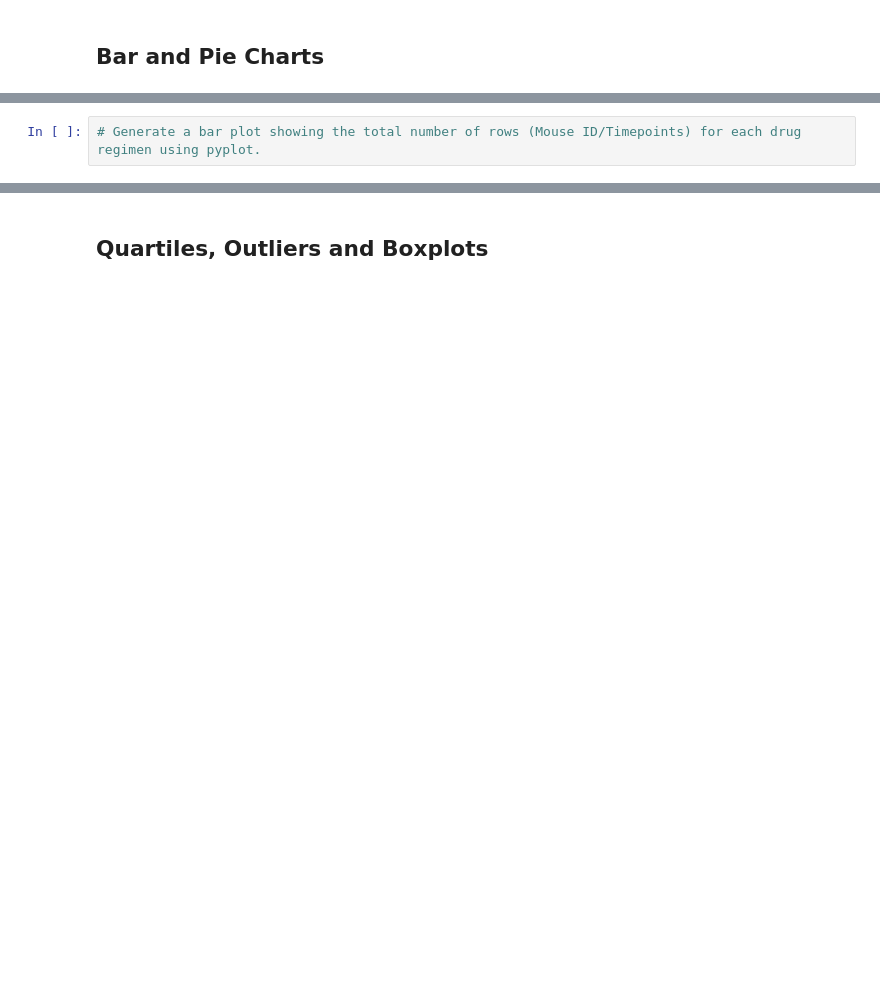
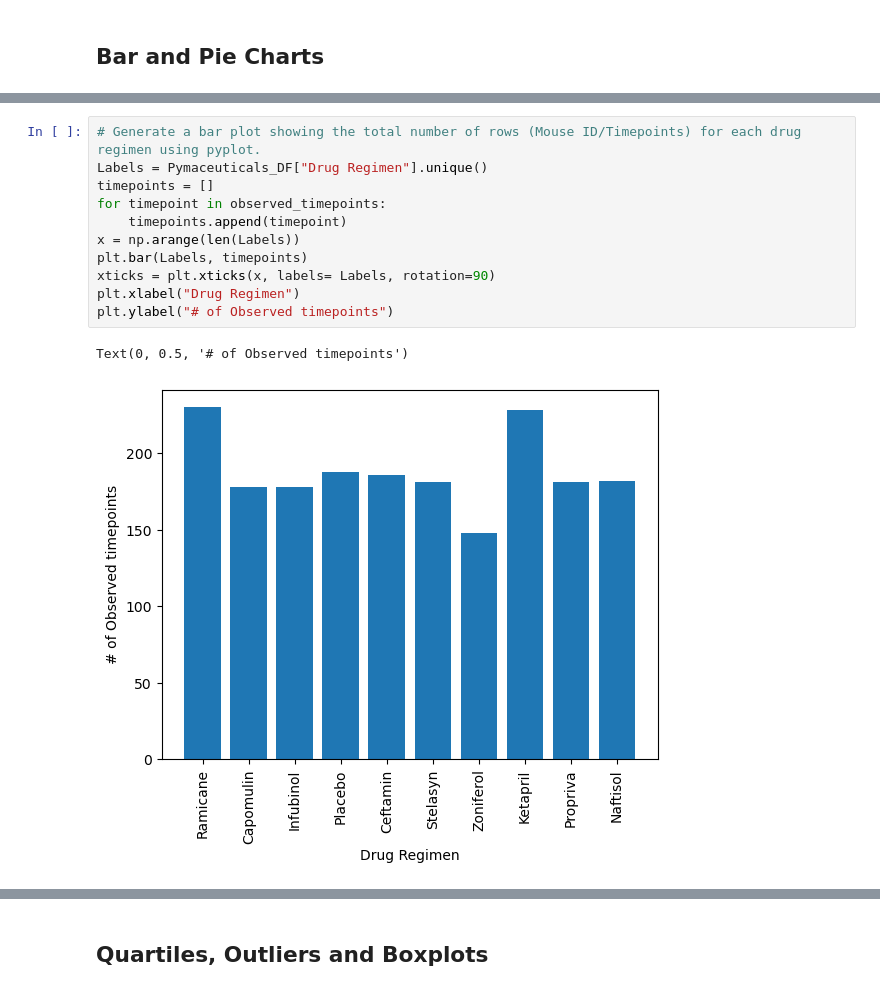
Before and after one commit to Oleslamburger/Module5-challenge, a Jupyter notebook: Starter_Code 3/pymaceuticals_starter_Analysis.ipynb, the cells around one changed output, grey strips where cells are left out. Cells and saved outputs as stored; diff of their text form; blank space fills up the shorter version.

```diff
--- a/Starter_Code 3/pymaceuticals_starter_Analysis.ipynb
+++ b/Starter_Code 3/pymaceuticals_starter_Analysis.ipynb
@@ -144,2 +130,14 @@ Bar_df.plot(kind="bar",xlabel="Drug Regimen", ylabel="# of Observed Mouse Timepo
 # %%
 # Generate a bar plot showing the total number of rows (Mouse ID/Timepoints) for each drug regimen using pyplot.
+Labels = Pymaceuticals_DF["Drug Regimen"].unique()
+timepoints = []
+for timepoint in observed_timepoints:
+    timepoints.append(timepoint)
+x = np.arange(len(Labels))
+plt.bar(Labels, timepoints)
+xticks = plt.xticks(x, labels= Labels, rotation=90)
+plt.xlabel("Drug Regimen")
+plt.ylabel("# of Observed timepoints")
+# %% [output]
+Text(0, 0.5, '# of Observed timepoints')
+[figure, added]
```
Also changed, not shown: parts of 19 cells of this notebook, 3 other files.
